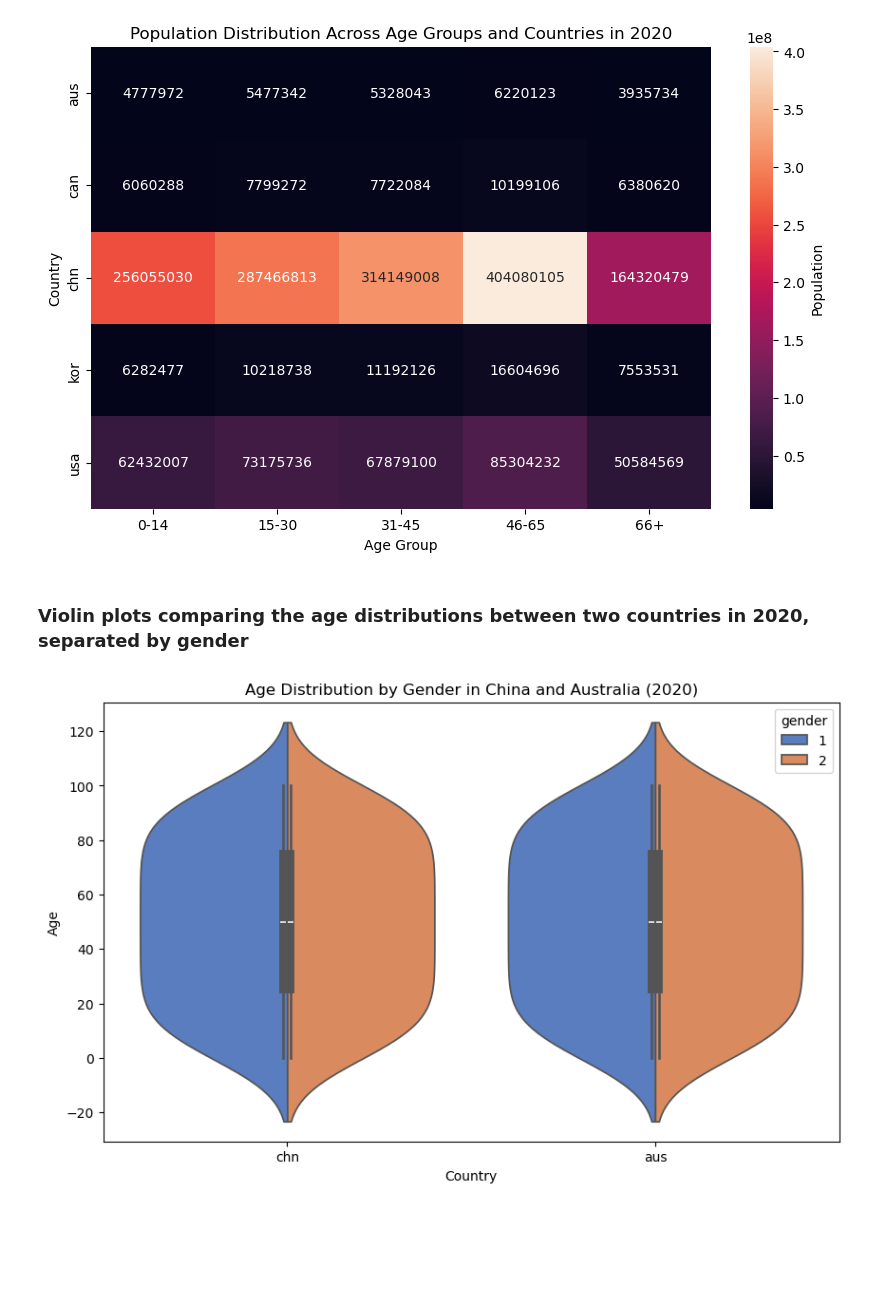
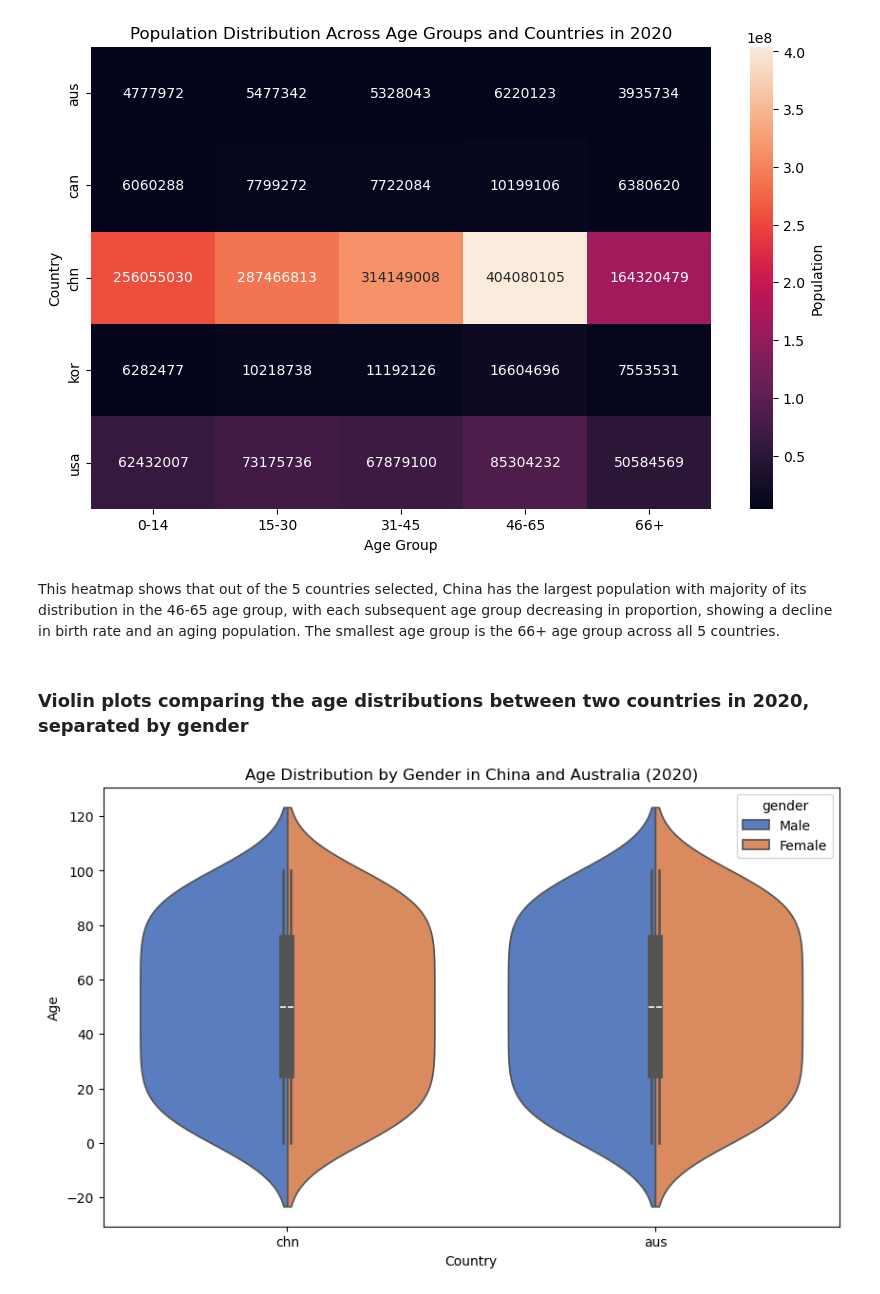
Before and after one commit to UCSF-DataSci/07-visualization-muhchellee, a Jupyter notebook: visualization.ipynb, the cells around one changed output. Saved outputs shown, nothing was run; the diff lists cells and outputs as text; code cells hidden in the pictures; blank space fills up the shorter version.

```diff
--- a/visualization.ipynb
+++ b/visualization.ipynb
@@ -137,23 +129,26 @@ plt.ylabel('Country')
 plt.show()
 # %% [output]
 [figure]
+# %% [markdown]
+This heatmap shows that out of the 5 countries selected, China has the largest population with majority of its distribution in the 46-65 age group, with each subsequent age group decreasing in proportion, showing a decline in birth rate and an aging population. The smallest age group is the 66+ age group across all 5 countries.
 # %% [markdown]
 ### Violin plots comparing the age distributions between two countries in 2020, separated by gender
 # %%
 # selecting China and Australia to compare in 2020
 country_1 = data['chn'][(data['chn']['year'] == 2020)]
 country_2 = data['aus'][(data['aus']['year'] == 2020)]
 
 df_combined = pd.concat([country_1, country_2])
+df_combined['gender'] = df_combined['gender'].replace({1: 'Male', 2: 'Female'})
 
 # creating violin plot
 plt.figure(figsize=(10, 6))
 sns.violinplot(x='country', y='age', hue='gender', data=df_combined, split=True, palette='muted')
 
 # adding labels
 plt.title('Age Distribution by Gender in China and Australia (2020)')
 plt.xlabel('Country')
 plt.ylabel('Age')
 plt.show()
 # %% [output]
-[figure, old version]
+[figure, new version]
```
Also changed, not shown: parts of 5 cells of this notebook.
